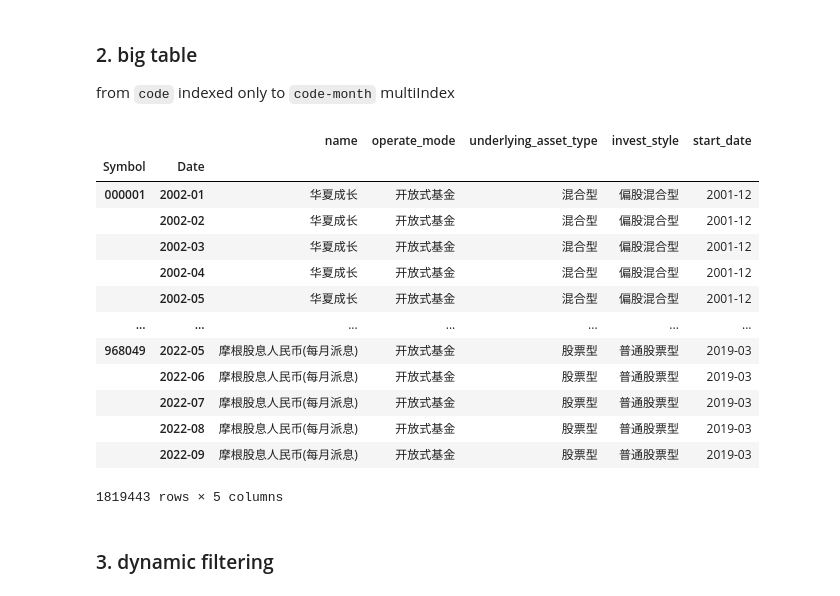
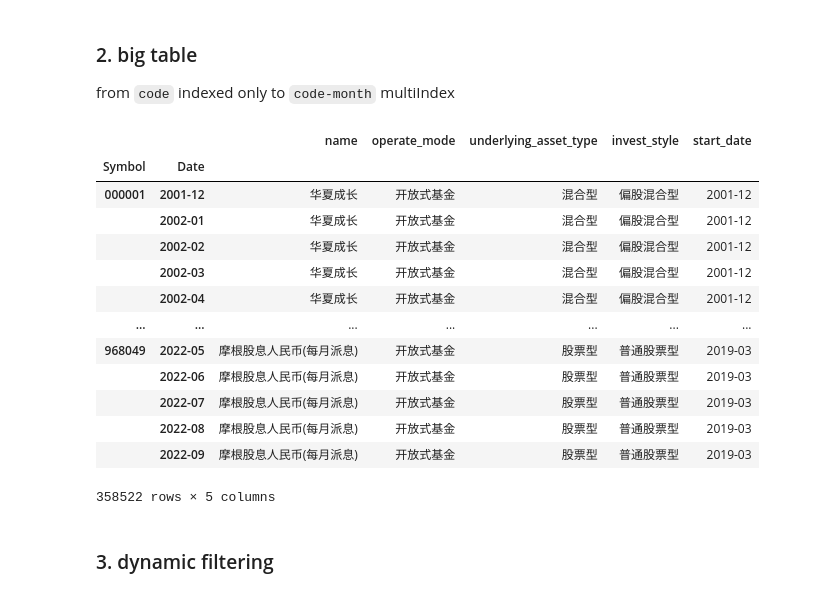
Before and after one commit to dacianpeng/mutual-fund-effective-or-not-Evidence-from-China, a Jupyter notebook: joinquant.ipynb, the cells around one changed output. Saved outputs shown, nothing was run; the diff lists cells and outputs as text; code cells hidden in the pictures.

```diff
--- a/joinquant.ipynb
+++ b/joinquant.ipynb
@@ -374,31 +366,32 @@ final_main_info_.set_index('main_code').sort_index()
 
 from `code` indexed only to `code-month` multiIndex
 # %%
-indexes = pd.MultiIndex.from_product([final_main_info_.main_code.sort_values().values, pd.date_range('2002-1', '2022-10', freq='M')])
+indexes = pd.MultiIndex.from_product([final_main_info_.main_code.sort_values().values, pd.date_range('2000-1', '2022-10', freq='M')])
 temp_codes = indexes.get_level_values(0)
 temp_date = indexes.get_level_values(1)
 main_data = pd.DataFrame(index=indexes)
 main_data['main_code'] = temp_codes
 main_data['Date'] = temp_date.to_period('M')
 main_data = pd.merge(main_data, final_main_info_, on='main_code')
 main_data = main_data.rename(columns={'main_code': 'Symbol'})
 main_data = main_data.set_index(['Symbol', 'Date'])
+main_data = main_data.loc[nav_monthly[final_main_info_.main_code.sort_values().values].stack().index.swaplevel()].sort_index()
 main_data
 # %% [output]
 |  |  | name | operate_mode | underlying_asset_type | invest_style | start_date |
 | Symbol | Date |  |  |  |  |  |
-| 000001 | 2002-01 | 华夏成长 | 开放式基金 | 混合型 | 偏股混合型 | 2001-12 |
+| 000001 | 2001-12 | 华夏成长 | 开放式基金 | 混合型 | 偏股混合型 | 2001-12 |
+|  | 2002-01 | 华夏成长 | 开放式基金 | 混合型 | 偏股混合型 | 2001-12 |
 |  | 2002-02 | 华夏成长 | 开放式基金 | 混合型 | 偏股混合型 | 2001-12 |
 |  | 2002-03 | 华夏成长 | 开放式基金 | 混合型 | 偏股混合型 | 2001-12 |
 |  | 2002-04 | 华夏成长 | 开放式基金 | 混合型 | 偏股混合型 | 2001-12 |
-|  | 2002-05 | 华夏成长 | 开放式基金 | 混合型 | 偏股混合型 | 2001-12 |
 | ... | ... | ... | ... | ... | ... | ... |
 | 968049 | 2022-05 | 摩根股息人民币(每月派息) | 开放式基金 | 股票型 | 普通股票型 | 2019-03 |
 |  | 2022-06 | 摩根股息人民币(每月派息) | 开放式基金 | 股票型 | 普通股票型 | 2019-03 |
 |  | 2022-07 | 摩根股息人民币(每月派息) | 开放式基金 | 股票型 | 普通股票型 | 2019-03 |
 |  | 2022-08 | 摩根股息人民币(每月派息) | 开放式基金 | 股票型 | 普通股票型 | 2019-03 |
 |  | 2022-09 | 摩根股息人民币(每月派息) | 开放式基金 | 股票型 | 普通股票型 | 2019-03 |
-1819443 rows × 5 columns
+358522 rows × 5 columns
 # %% [markdown]
 ### 3. dynamic filtering
 # %% [markdown]
```
Also changed, not shown: parts of 64 cells of this notebook, 17 other files.
